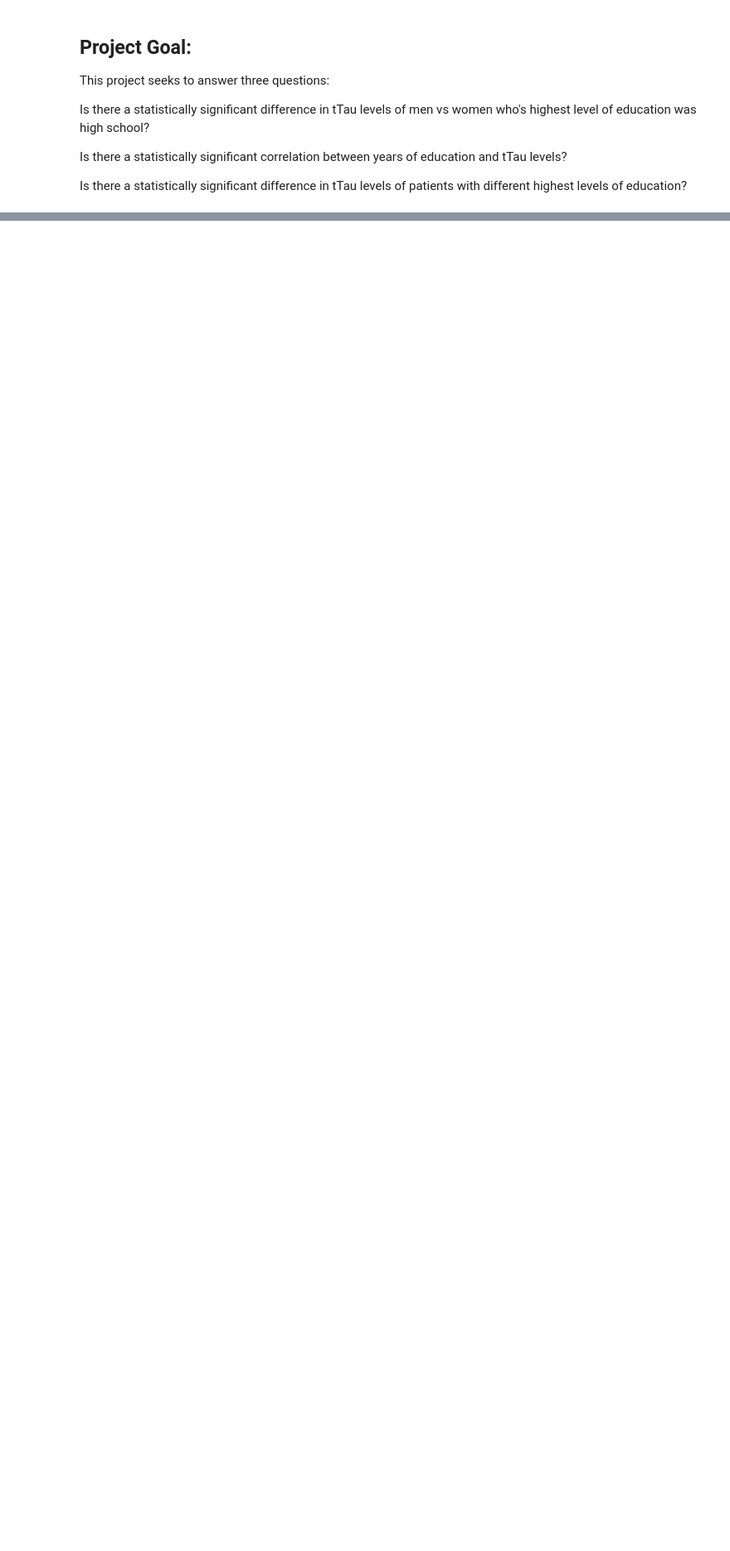
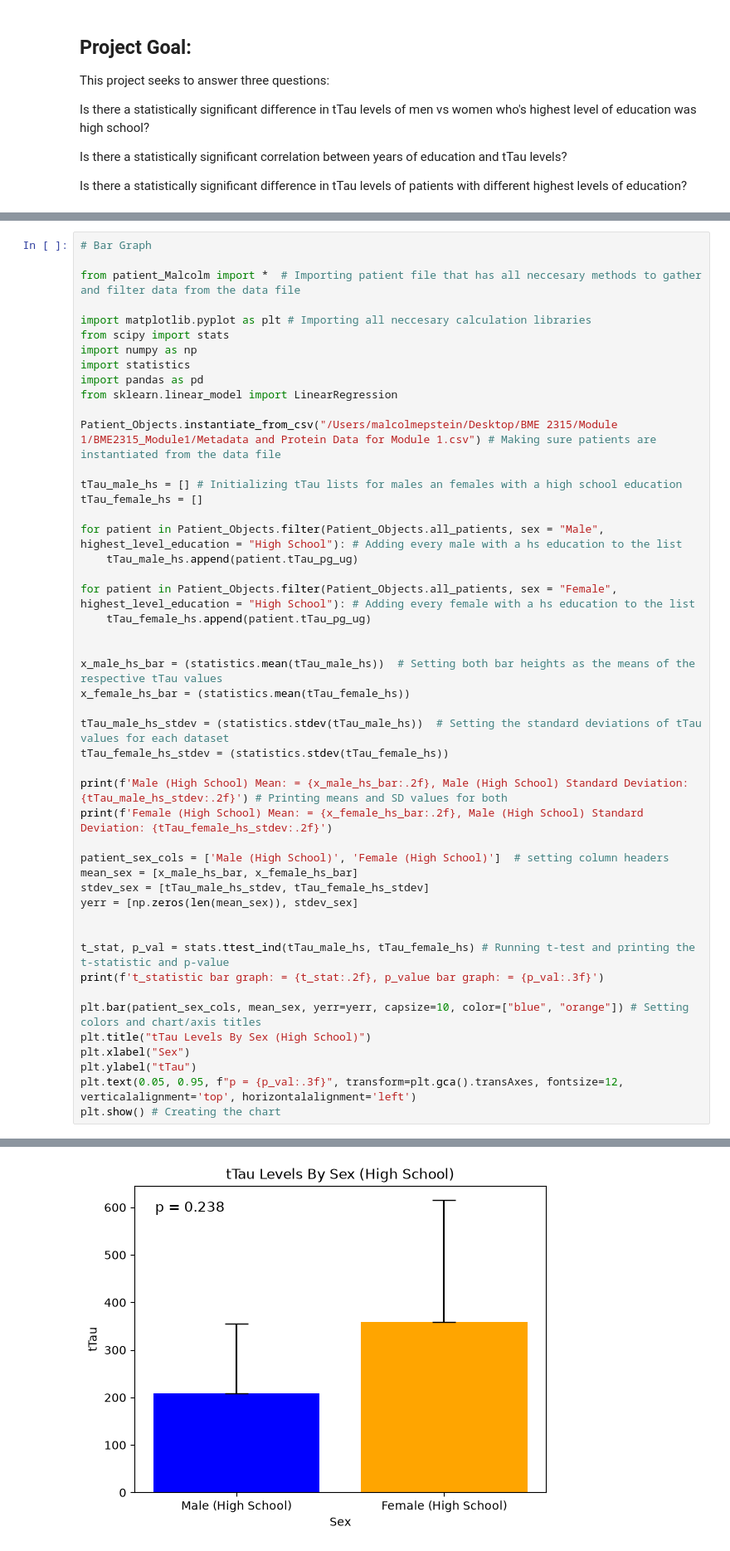
Before and after one commit to MalcolmEp/BME2315_Module1, a Jupyter notebook: Module 1 Template.ipynb, the cells around one changed output, grey strips where cells are left out. Shown at 83% size. Cells and saved outputs as stored; diff of their text form; blank space fills up the shorter version.

```diff
--- a/Module 1 Template.ipynb
+++ b/Module 1 Template.ipynb
@@ -178,0 +184,49 @@ NACC Uniform Data Set - https://files.alz.washington.edu/documentation/UDS4-C2-I
+# %%
+# Bar Graph
+
+from patient_Malcolm import *  # Importing patient file that has all neccesary methods to gather and filter data from the data file
+
+import matplotlib.pyplot as plt # Importing all neccesary calculation libraries
+from scipy import stats
+import numpy as np
+import statistics
+import pandas as pd
+from sklearn.linear_model import LinearRegression
+
+Patient_Objects.instantiate_from_csv("/Users/malcolmepstein/Desktop/BME 2315/Module 1/BME2315_Module1/Metadata and Protein Data for Module 1.csv") # Making sure patients are instantiated from the data file
+
+tTau_male_hs = [] # Initializing tTau lists for males an females with a high school education
+tTau_female_hs = []
+
+for patient in Patient_Objects.filter(Patient_Objects.all_patients, sex = "Male", highest_level_education = "High School"): # Adding every male with a hs education to the list
+    tTau_male_hs.append(patient.tTau_pg_ug)
+
+for patient in Patient_Objects.filter(Patient_Objects.all_patients, sex = "Female", highest_level_education = "High School"): # Adding every female with a hs education to the list
+    tTau_female_hs.append(patient.tTau_pg_ug)
+
+
+x_male_hs_bar = (statistics.mean(tTau_male_hs))  # Setting both bar heights as the means of the respective tTau values
+x_female_hs_bar = (statistics.mean(tTau_female_hs))
+
+tTau_male_hs_stdev = (statistics.stdev(tTau_male_hs))  # Setting the standard deviations of tTau values for each dataset
+tTau_female_hs_stdev = (statistics.stdev(tTau_female_hs))
+
+print(f'Male (High School) Mean: = {x_male_hs_bar:.2f}, Male (High School) Standard Deviation: {tTau_male_hs_stdev:.2f}') # Printing means and SD values for both
+print(f'Female (High School) Mean: = {x_female_hs_bar:.2f}, Male (High School) Standard Deviation: {tTau_female_hs_stdev:.2f}')
+
+patient_sex_cols = ['Male (High School)', 'Female (High School)']  # setting column headers
+mean_sex = [x_male_hs_bar, x_female_hs_bar]
+stdev_sex = [tTau_male_hs_stdev, tTau_female_hs_stdev]
+yerr = [np.zeros(len(mean_sex)), stdev_sex]
+
+
+t_stat, p_val = stats.ttest_ind(tTau_male_hs, tTau_female_hs) # Running t-test and printing the t-statistic and p-value
+print(f't_statistic bar graph: = {t_stat:.2f}, p_value bar graph: = {p_val:.3f}')
+
+plt.bar(patient_sex_cols, mean_sex, yerr=yerr, capsize=10, color=["blue", "orange"]) # Setting colors and chart/axis titles
+plt.title("tTau Levels By Sex (High School)")
+plt.xlabel("Sex")
+plt.ylabel("tTau")
+plt.text(0.05, 0.95, f"p = {p_val:.3f}", transform=plt.gca().transAxes, fontsize=12, verticalalignment='top', horizontalalignment='left')
+plt.show() # Creating the chart
+# %% [output]
@@ -178,0 +236 @@ NACC Uniform Data Set - https://files.alz.washington.edu/documentation/UDS4-C2-I
+[figure, added]
```
Also changed, not shown: parts of 10 cells of this notebook, 2 other files.
